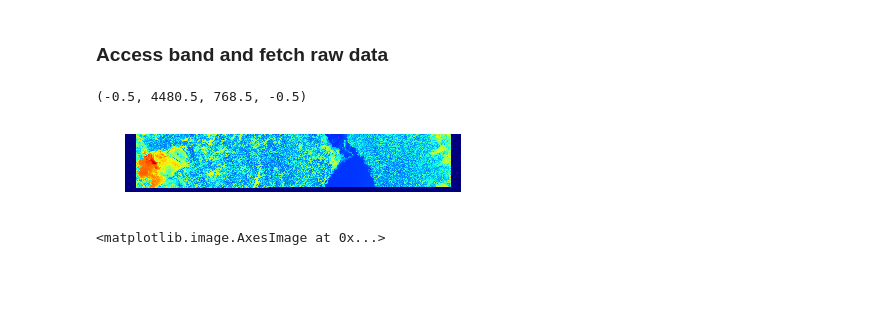
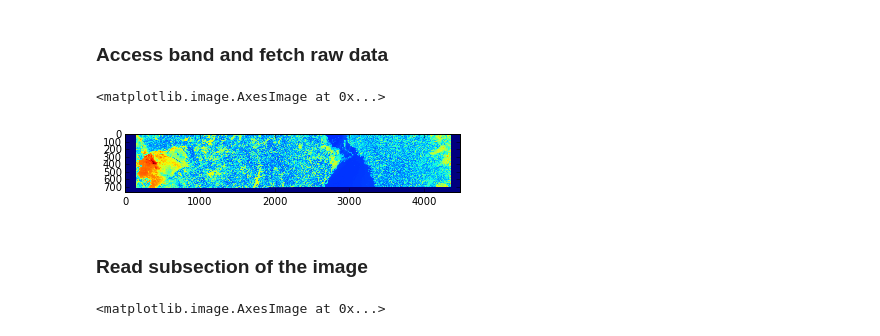
Before and after one commit to nansencenter/nansat-lectures, a Jupyter notebook: gdal.ipynb, the cells around one changed output. Cells and saved outputs as stored; diff of their text form; code cells hidden in the pictures; blank space fills up the shorter version.

```diff
--- a/gdal.ipynb
+++ b/gdal.ipynb
@@ -22,9 +22,10 @@ Size is 4481 x 769 x 17
 # %%
 band = dataset.GetRasterBand(1)
 array = band.ReadAsArray()
 plt.imshow(array)
-plt.axis('off')
 # %% [output]
-(-0.5, 4480.5, 768.5, -0.5)
+<matplotlib.image.AxesImage at 0x...>
-[figure, old version]
+[figure, new version]
+# %% [markdown]
+### Read subsection of the image
 # %%
```
Also changed, not shown: parts of 8 cells of this notebook.
